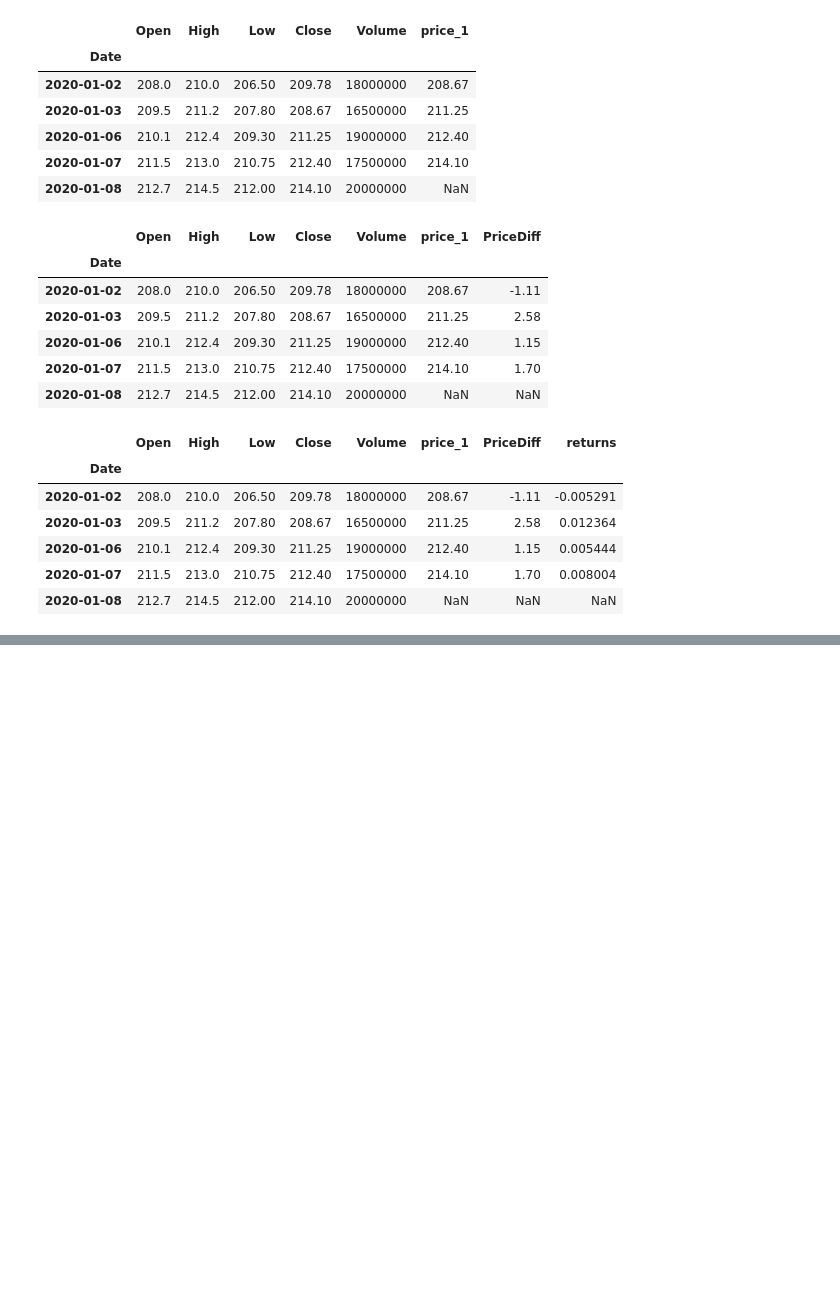
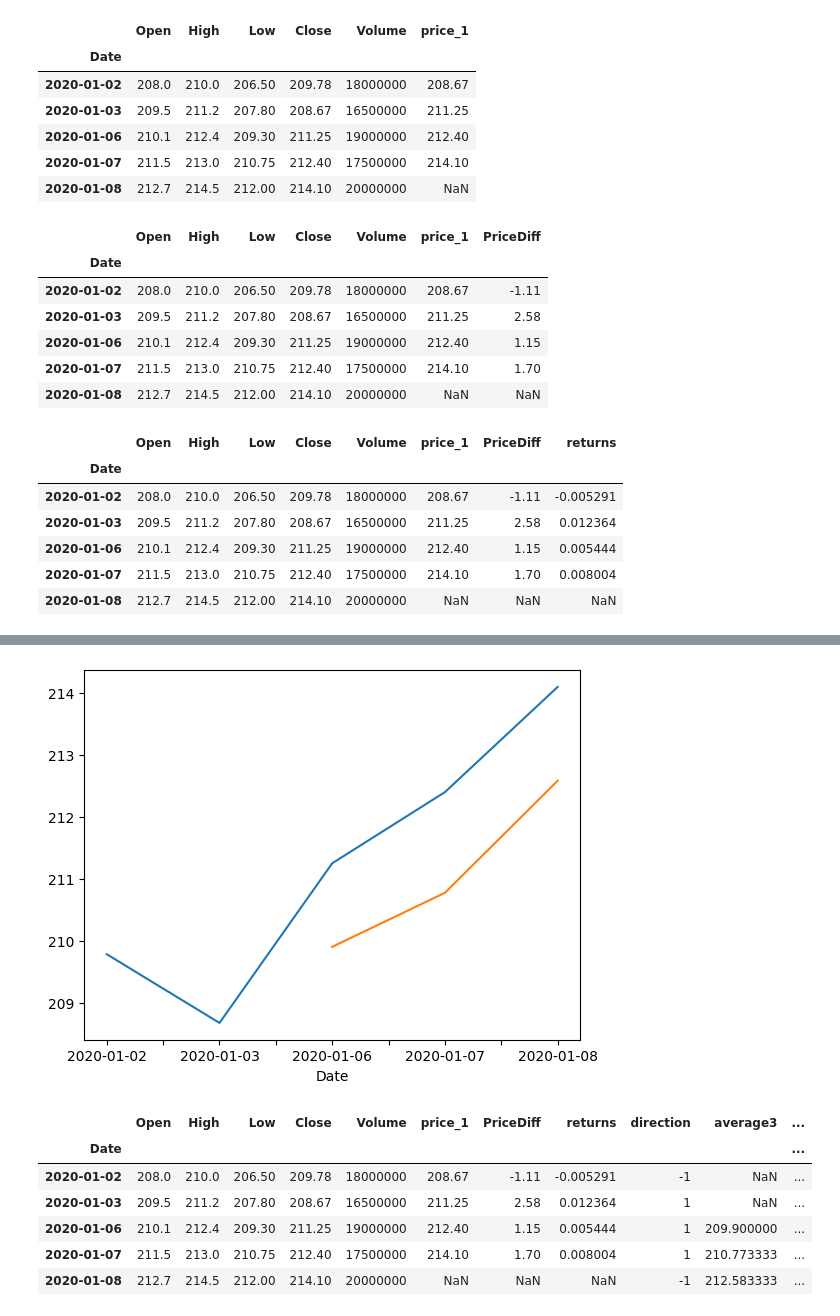
Before and after one commit to title-robbie-title/hkust-financial-analysis, a Jupyter notebook: HKUST-Financial-Analysis/module1.ipynb, the cells around one changed output, grey strips where cells are left out. Cells and saved outputs as stored; diff of their text form; code cells hidden in the pictures; blank space fills up the shorter version.

```diff
--- a/HKUST-Financial-Analysis/module1.ipynb
+++ b/HKUST-Financial-Analysis/module1.ipynb
@@ -133,0 +204,27 @@ fb.head()
+# %%
+import pandas as pd
+import matplotlib.pyplot as plt
+fb = pd.read_csv('Data/facebook.csv', index_col='Date')
+fb['price_1'] = fb['Close'].shift(-1)
+fb['PriceDiff'] = fb['price_1'] - fb['Close']
+fb['returns'] = fb['PriceDiff'] / fb['Close']
+fb['direction'] = [1 if fb.loc[ei, 'PriceDiff'] > 0 else -1 for ei in fb.index]
+fb['average3'] = (fb['Close'] + fb['Close'].shift(1) +fb['Close'].shift(2)) /3
+fb['MA40'] = fb['Close'].rolling(40).mean()
+fb['MA200'] = fb['Close'].rolling(200).mean()
+fb['Close'].plot()
+fb['average3'].plot()
+plt.show()
+fb.head()
+#creating a plot to compare closing price and 3-day moving average
+#not enough data points for MA200 to be plotted
+#some traders beleive that when the short-term moving average crosses above the long-term moving average, it signals a buying opportunity, and vice versa for a selling opportunity
+# %% [output]
+[figure, added]
+|  | Open | High | Low | Close | Volume | price_1 | PriceDiff | returns | direction | average3 | ... |
+| Date |  |  |  |  |  |  |  |  |  |  | ... |
+| 2020-01-02 | 208.0 | 210.0 | 206.50 | 209.78 | 18000000 | 208.67 | -1.11 | -0.005291 | -1 | NaN | ... |
+| 2020-01-03 | 209.5 | 211.2 | 207.80 | 208.67 | 16500000 | 211.25 | 2.58 | 0.012364 | 1 | NaN | ... |
+| 2020-01-06 | 210.1 | 212.4 | 209.30 | 211.25 | 19000000 | 212.40 | 1.15 | 0.005444 | 1 | 209.900000 | ... |
+| 2020-01-07 | 211.5 | 213.0 | 210.75 | 212.40 | 17500000 | 214.10 | 1.70 | 0.008004 | 1 | 210.773333 | ... |
+| 2020-01-08 | 212.7 | 214.5 | 212.00 | 214.10 | 20000000 | NaN | NaN | NaN | -1 | 212.583333 | ... |
```
Also changed, not shown: parts of 19 cells of this notebook.
